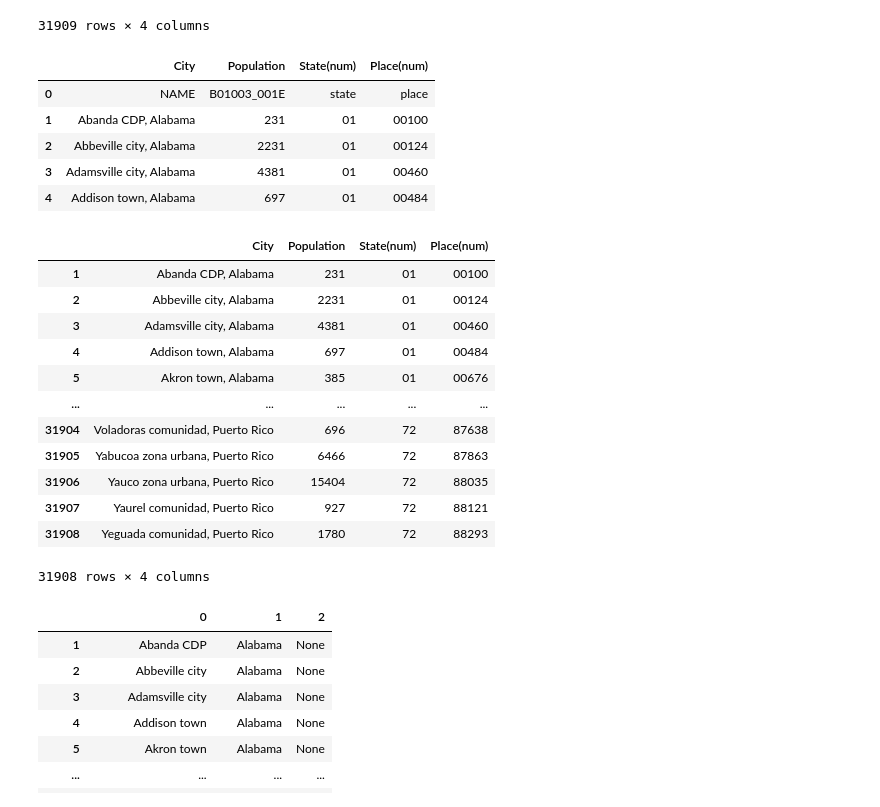
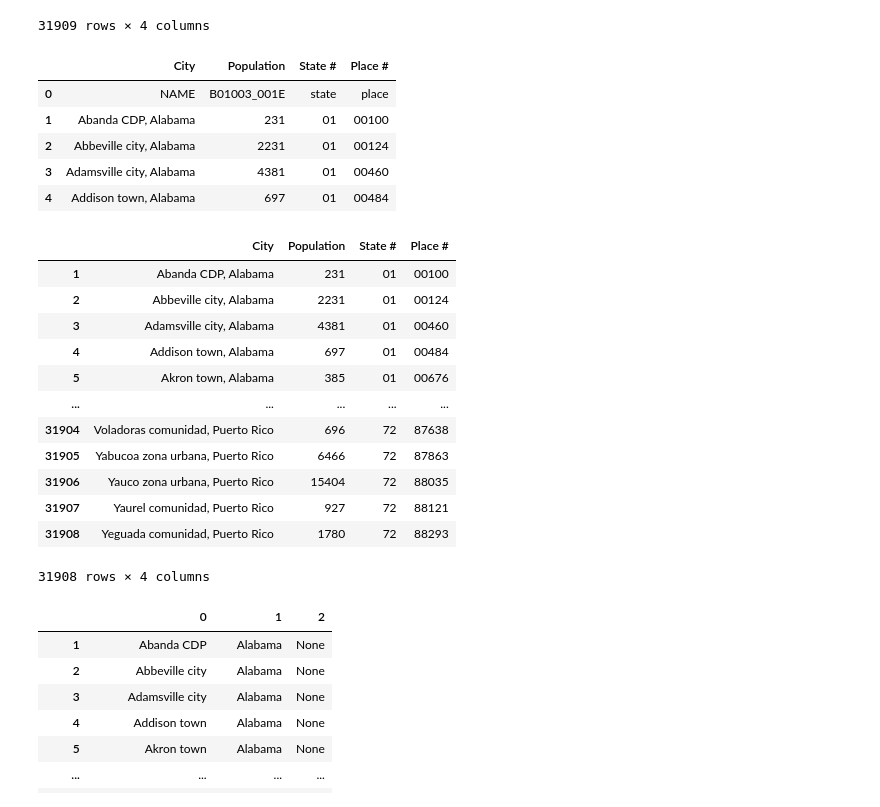
Before and after one commit to aspenjack/US-Transportation-Accidents, a Jupyter notebook: US_Traffic_AccidentsVR.ipynb, the cells around one changed output. Cells and saved outputs as stored; diff of their text form; code cells hidden in the pictures.

```diff
--- a/US_Traffic_AccidentsVR.ipynb
+++ b/US_Traffic_AccidentsVR.ipynb
@@ -198,10 +216,10 @@ df
 31909 rows × 4 columns
 # %%
 #renaming column headers
-df.columns=["City","Population","State(num)","Place(num)"]
+df.columns=["City","Population","State #","Place #"]
 df.head()
 # %% [output]
-|  | City | Population | State(num) | Place(num) |
+|  | City | Population | State # | Place # |
 | 0 | NAME | B01003_001E | state | place |
 | 1 | Abanda CDP, Alabama | 231 | 01 | 00100 |
 | 2 | Abbeville city, Alabama | 2231 | 01 | 00124 |
@@ -212,7 +230,7 @@ df.head()
 drop = df.drop([0,0])
 drop
 # %% [output]
-|  | City | Population | State(num) | Place(num) |
+|  | City | Population | State # | Place # |
 | 1 | Abanda CDP, Alabama | 231 | 01 | 00100 |
 | 2 | Abbeville city, Alabama | 2231 | 01 | 00124 |
 | 3 | Adamsville city, Alabama | 4381 | 01 | 00460 |
```
Also changed, not shown: parts of 38 cells of this notebook, 1 other file.
